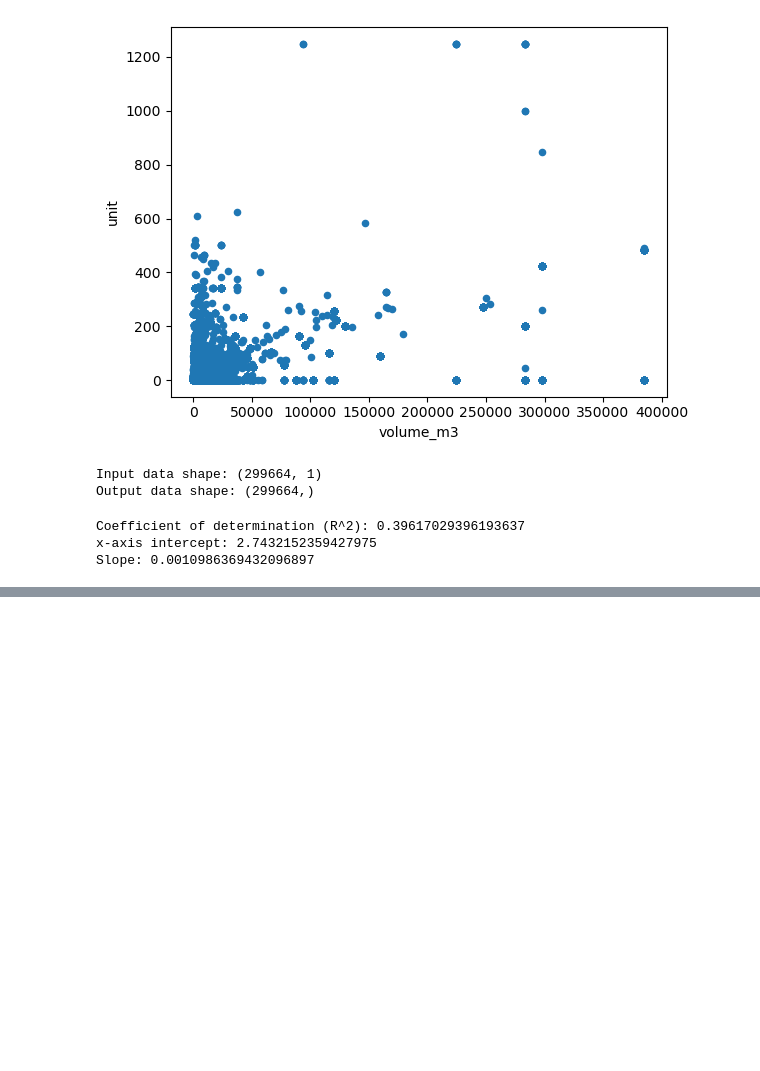
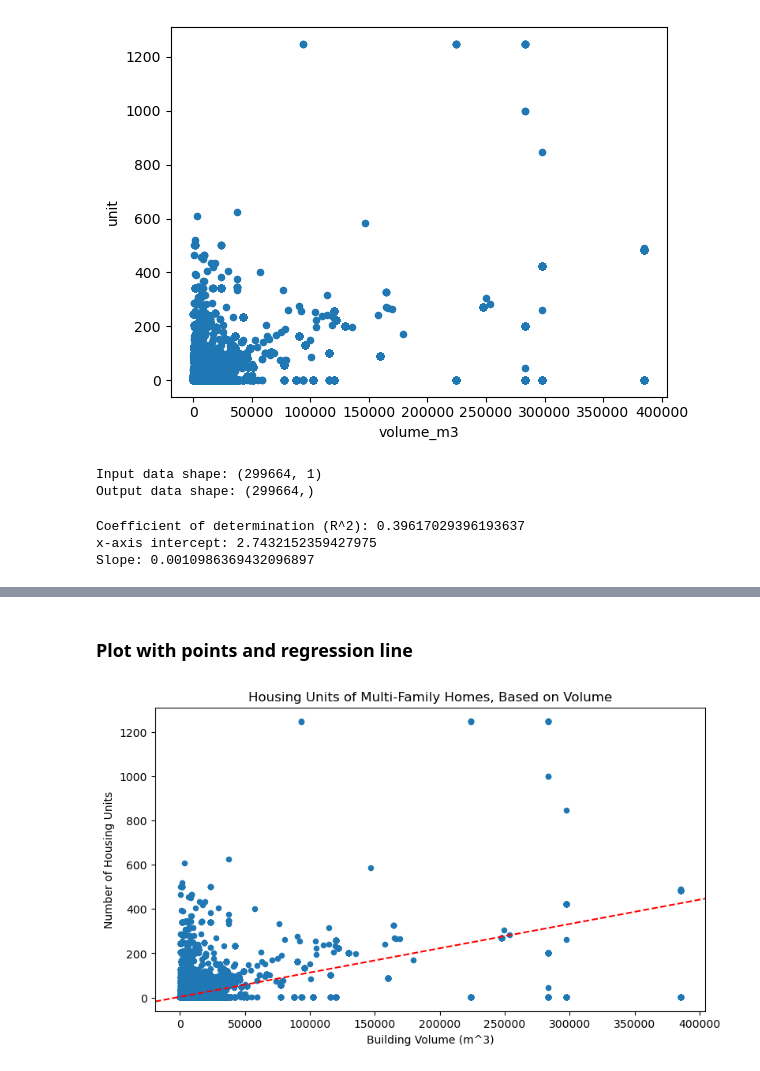
Before and after one commit to sofiasarak/building-unit-regression, a Jupyter notebook: parcel_clip_alameda.ipynb, the cells around one changed output, grey strips where cells are left out. Cells and saved outputs as stored; diff of their text form; code cells hidden in the pictures; blank space fills up the shorter version.

Commit message:
Create plot with regression line

```diff
--- a/parcel_clip_alameda.ipynb
+++ b/parcel_clip_alameda.ipynb
@@ -188,0 +221,23 @@ Slope: 0.0010986369432096897
+# %% [markdown]
+### Plot with points and regression line
+# %%
+# preliminary plot
+
+# initialize plot
+fig, ax = plt.subplots(figsize=(9,5), nrows = 1, ncols = 1)
+
+# plot building polygons
+building_w_units.plot(ax =ax,
+                      kind='scatter',
+                      x='volume_m3',
+                      y='unit')
+
+# plot zillow points
+ax.axline(xy1=(0, intercept), slope=slope, color='r', linestyle='--', label=f'y = {slope}x + {intercept}')
+
+plt.title("Housing Units of Multi-Family Homes, Based on Volume")
+plt.xlabel("Building Volume (m^3)")
+plt.ylabel("Number of Housing Units")
+plt.show()
+# %% [output]
+[figure, added]
```
Also changed, not shown: parts of 5 cells of this notebook.
